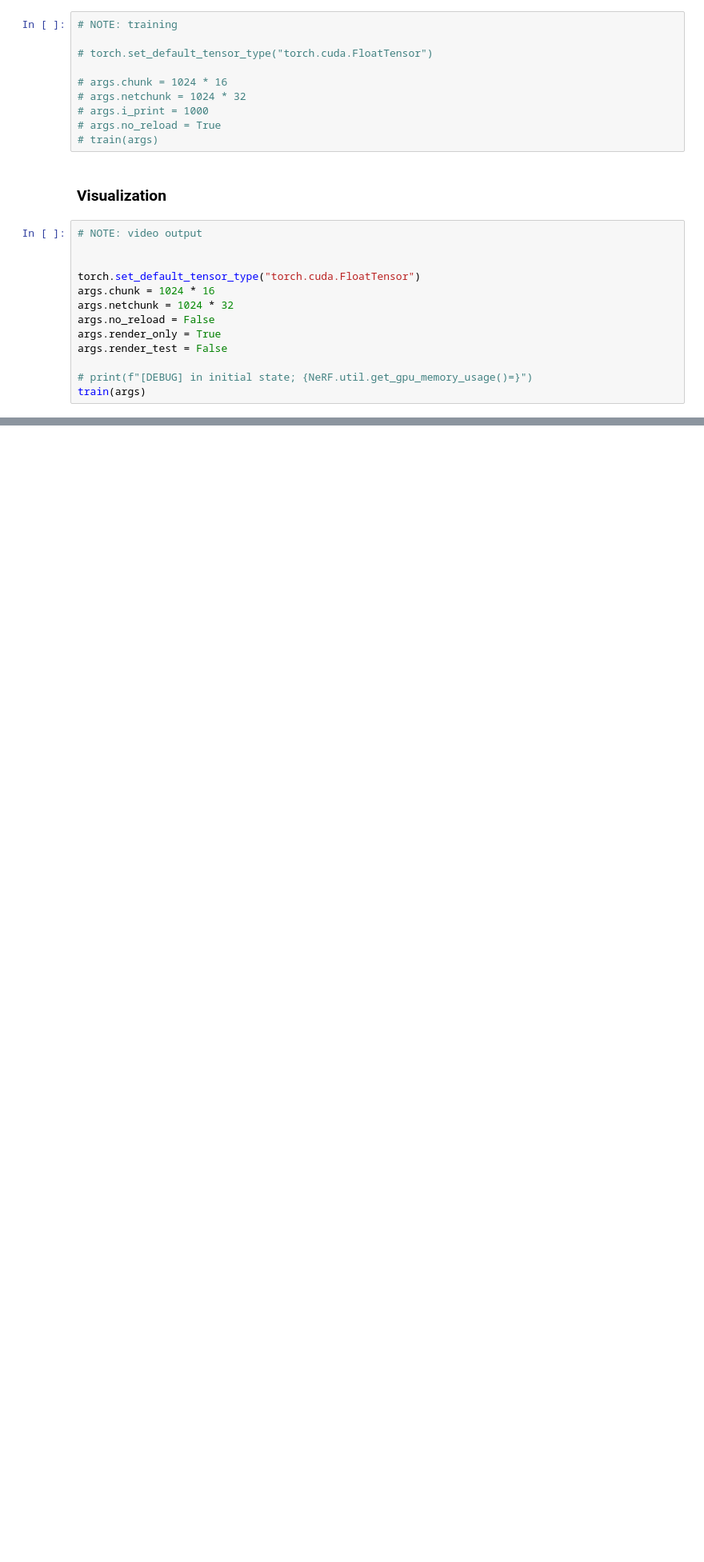
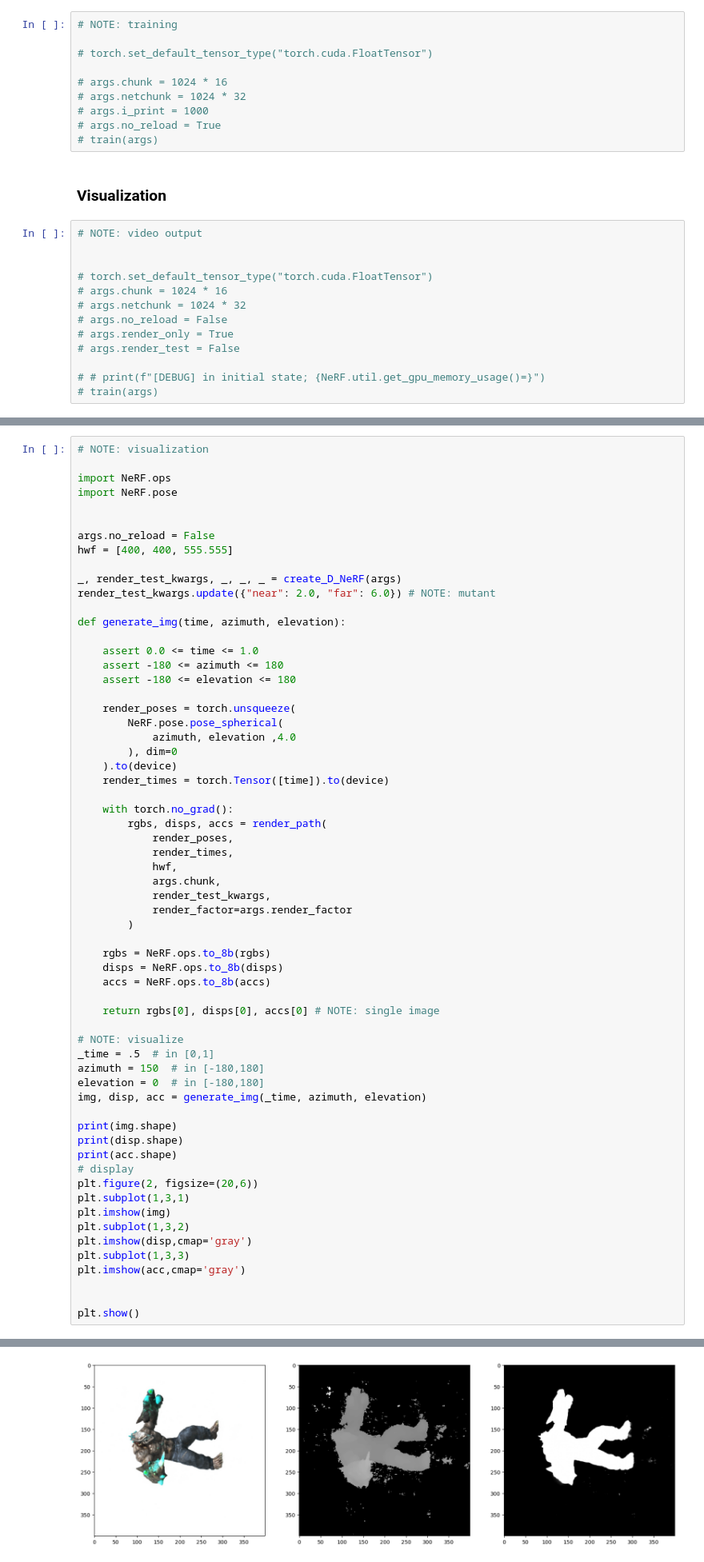
Before and after one commit to piljoong-jeong/augmented_safeguard, a Jupyter notebook: D-NeRF/D-NeRF.ipynb, the cells around one changed output, grey strips where cells are left out. Shown: that part at 80% size. Drawn from its saved outputs; the diff is of its cells as text; blank space fills up the shorter version.

Commit message:
impl: single shot visualization

```diff
--- a/D-NeRF/D-NeRF.ipynb
+++ b/D-NeRF/D-NeRF.ipynb
@@ -1205,15 +1205,15 @@ def train(args):
 # NOTE: video output
 
 
-torch.set_default_tensor_type("torch.cuda.FloatTensor")
-args.chunk = 1024 * 16
-args.netchunk = 1024 * 32
-args.no_reload = False
-args.render_only = True
-args.render_test = False
+# torch.set_default_tensor_type("torch.cuda.FloatTensor")
+# args.chunk = 1024 * 16
+# args.netchunk = 1024 * 32
+# args.no_reload = False
+# args.render_only = True
+# args.render_test = False
 
-# print(f"[DEBUG] in initial state; {NeRF.util.get_gpu_memory_usage()=}")
-train(args)
+# # print(f"[DEBUG] in initial state; {NeRF.util.get_gpu_memory_usage()=}")
+# train(args)
 # %% [output]
 NeRF type selected: direct_temporal
 Found ckpts ['./logs/mutant/000000.tar', './logs/mutant/010000.tar', './logs/mutant/020000.tar', './logs/mutant/030000.tar', './logs/mutant/040000.tar', './logs/mutant/050000.tar', './logs/mutant/0600 ...
@@ -1283,0 +1321,63 @@ for dataset in list_datasets:
+# %%
+# NOTE: visualization
+
+import NeRF.ops
+import NeRF.pose
+
+
+args.no_reload = False
+hwf = [400, 400, 555.555]
+
+_, render_test_kwargs, _, _, _ = create_D_NeRF(args)
+render_test_kwargs.update({"near": 2.0, "far": 6.0}) # NOTE: mutant
+
+def generate_img(time, azimuth, elevation):
+
+    assert 0.0 <= time <= 1.0
+    assert -180 <= azimuth <= 180
+    assert -180 <= elevation <= 180
+
+    render_poses = torch.unsqueeze(
+        NeRF.pose.pose_spherical(
+            azimuth, elevation ,4.0
+        ), dim=0
+    ).to(device)
+    render_times = torch.Tensor([time]).to(device)
+
+    with torch.no_grad():
+        rgbs, disps, accs = render_path(
+            render_poses,
+            render_times,
+            hwf,
+            args.chunk,
+            render_test_kwargs,
+            render_factor=args.render_factor
+        )
+
+    rgbs = NeRF.ops.to_8b(rgbs)
+    disps = NeRF.ops.to_8b(disps)
+    accs = NeRF.ops.to_8b(accs)
+
+    return rgbs[0], disps[0], accs[0] # NOTE: single image
+
+# NOTE: visualize
+_time = .5  # in [0,1]
+azimuth = 150  # in [-180,180]
+elevation = 0  # in [-180,180]
+img, disp, acc = generate_img(_time, azimuth, elevation)
+
+print(img.shape)
+print(disp.shape)
+print(acc.shape)
+# display
+plt.figure(2, figsize=(20,6))
+plt.subplot(1,3,1)
+plt.imshow(img)
+plt.subplot(1,3,2)
+plt.imshow(disp,cmap='gray')
+plt.subplot(1,3,3)
+plt.imshow(acc,cmap='gray')
+
+
+plt.show()
+# %% [output]
@@ -1283,0 +1391 @@ for dataset in list_datasets:
+[figure, added]
```
Also changed, not shown: parts of 4 cells of this notebook.
